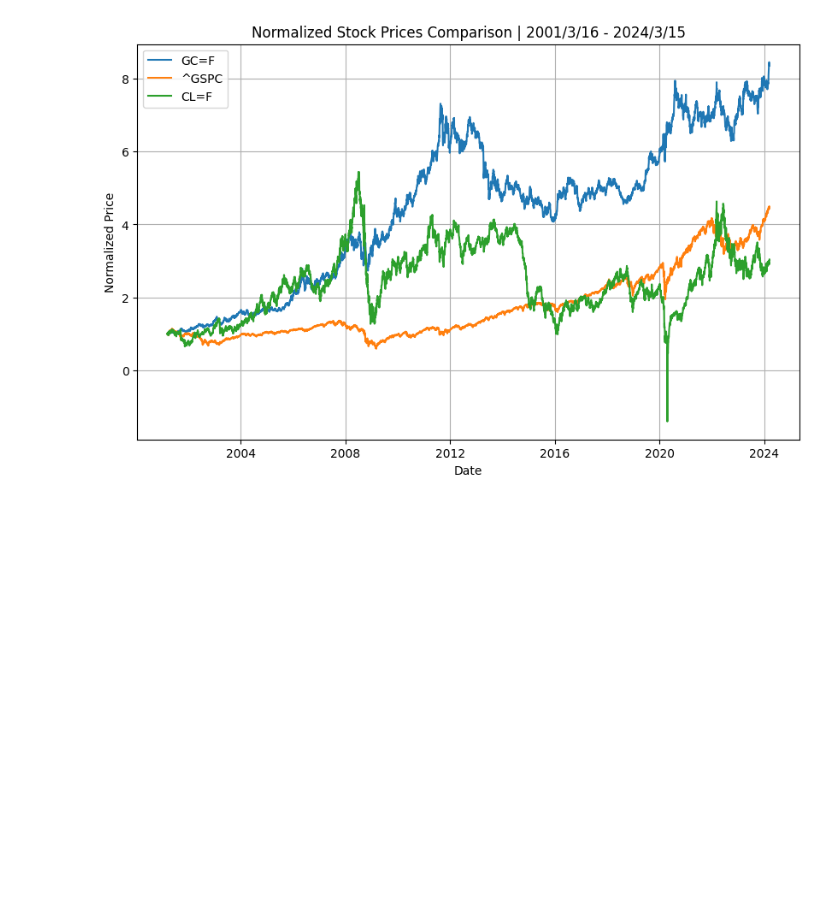
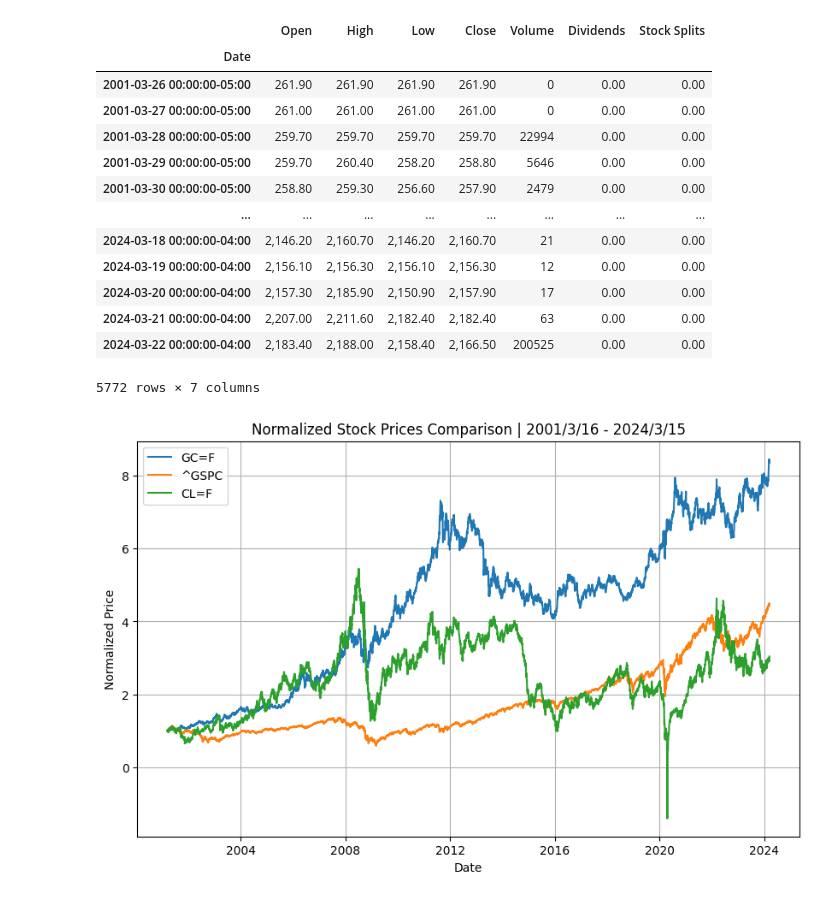
Before and after one commit to ivandimitrovkyulev/Notebooks, a Jupyter notebook: sample/comparison.ipynb, the cells around one changed output. Drawn from its saved outputs; the diff is of its cells as text; code cells hidden in the pictures; blank space fills up the shorter version.

```diff
--- a/sample/comparison.ipynb
+++ b/sample/comparison.ipynb
@@ -17,6 +17,23 @@ period = "23y"
 stock_1 = yf.Ticker(ticker_1.upper()).history(period=period).dropna()
 stock_2 = yf.Ticker(ticker_2.upper()).history(period=period).dropna()
 stock_3 = yf.Ticker(ticker_3.upper()).history(period=period).dropna()
+# %%
+stock_1
+# %% [output]
+|  | Open | High | Low | Close | Volume | Dividends | Stock Splits |
+| Date |  |  |  |  |  |  |  |
+| 2001-03-26 00:00:00-05:00 | 261.90 | 261.90 | 261.90 | 261.90 | 0 | 0.00 | 0.00 |
+| 2001-03-27 00:00:00-05:00 | 261.00 | 261.00 | 261.00 | 261.00 | 0 | 0.00 | 0.00 |
+| 2001-03-28 00:00:00-05:00 | 259.70 | 259.70 | 259.70 | 259.70 | 22994 | 0.00 | 0.00 |
+| 2001-03-29 00:00:00-05:00 | 259.70 | 260.40 | 258.20 | 258.80 | 5646 | 0.00 | 0.00 |
+| 2001-03-30 00:00:00-05:00 | 258.80 | 259.30 | 256.60 | 257.90 | 2479 | 0.00 | 0.00 |
+| ... | ... | ... | ... | ... | ... | ... | ... |
+| 2024-03-18 00:00:00-04:00 | 2,146.20 | 2,160.70 | 2,146.20 | 2,160.70 | 21 | 0.00 | 0.00 |
+| 2024-03-19 00:00:00-04:00 | 2,156.10 | 2,156.30 | 2,156.10 | 2,156.30 | 12 | 0.00 | 0.00 |
+| 2024-03-20 00:00:00-04:00 | 2,157.30 | 2,185.90 | 2,150.90 | 2,157.90 | 17 | 0.00 | 0.00 |
+| 2024-03-21 00:00:00-04:00 | 2,207.00 | 2,211.60 | 2,182.40 | 2,182.40 | 63 | 0.00 | 0.00 |
+| 2024-03-22 00:00:00-04:00 | 2,183.40 | 2,188.00 | 2,158.40 | 2,166.50 | 200525 | 0.00 | 0.00 |
+5772 rows × 7 columns
 # %%
 from src.plotting import plot_n_chart_comparison
 plot_n_chart_comparison([(ticker_1, stock_1), (ticker_2, stock_2), (ticker_3, stock_3)], log_scale=False)
```
Also changed, not shown: 6 other files.
